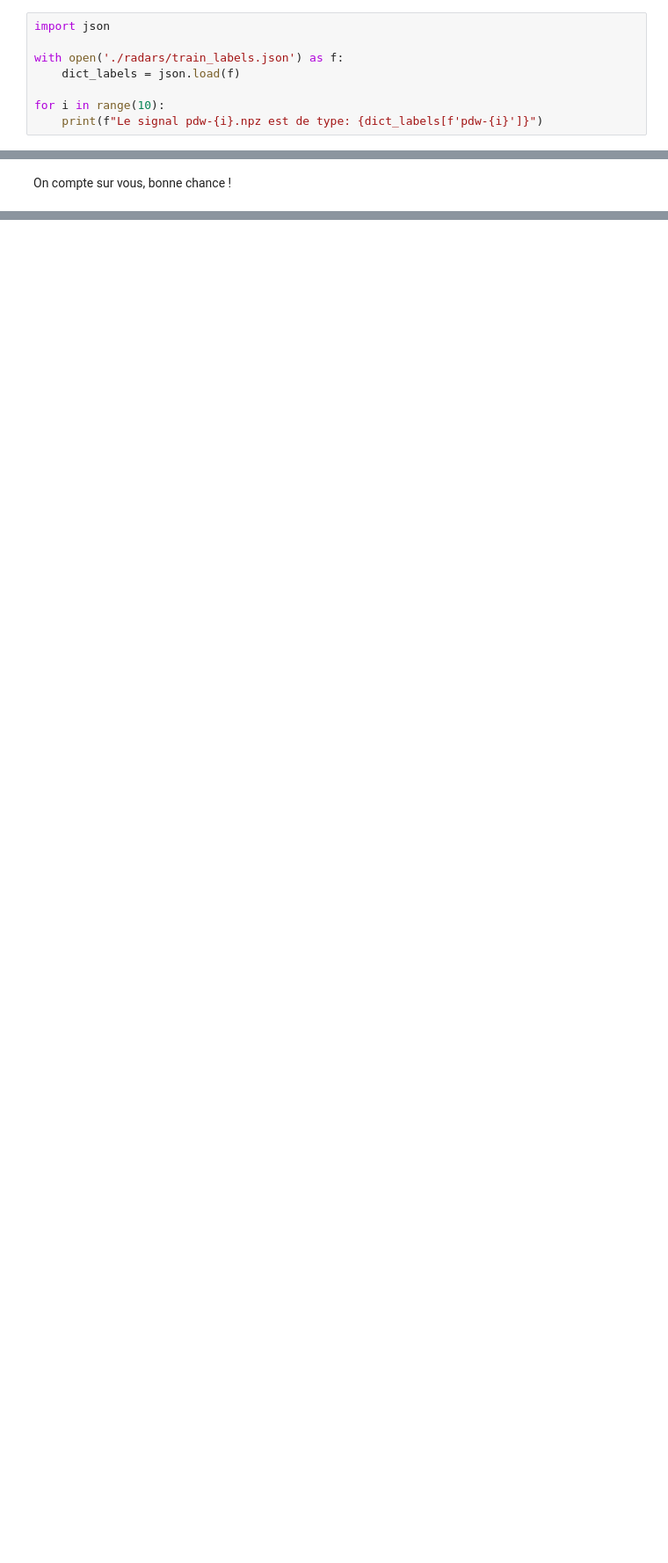
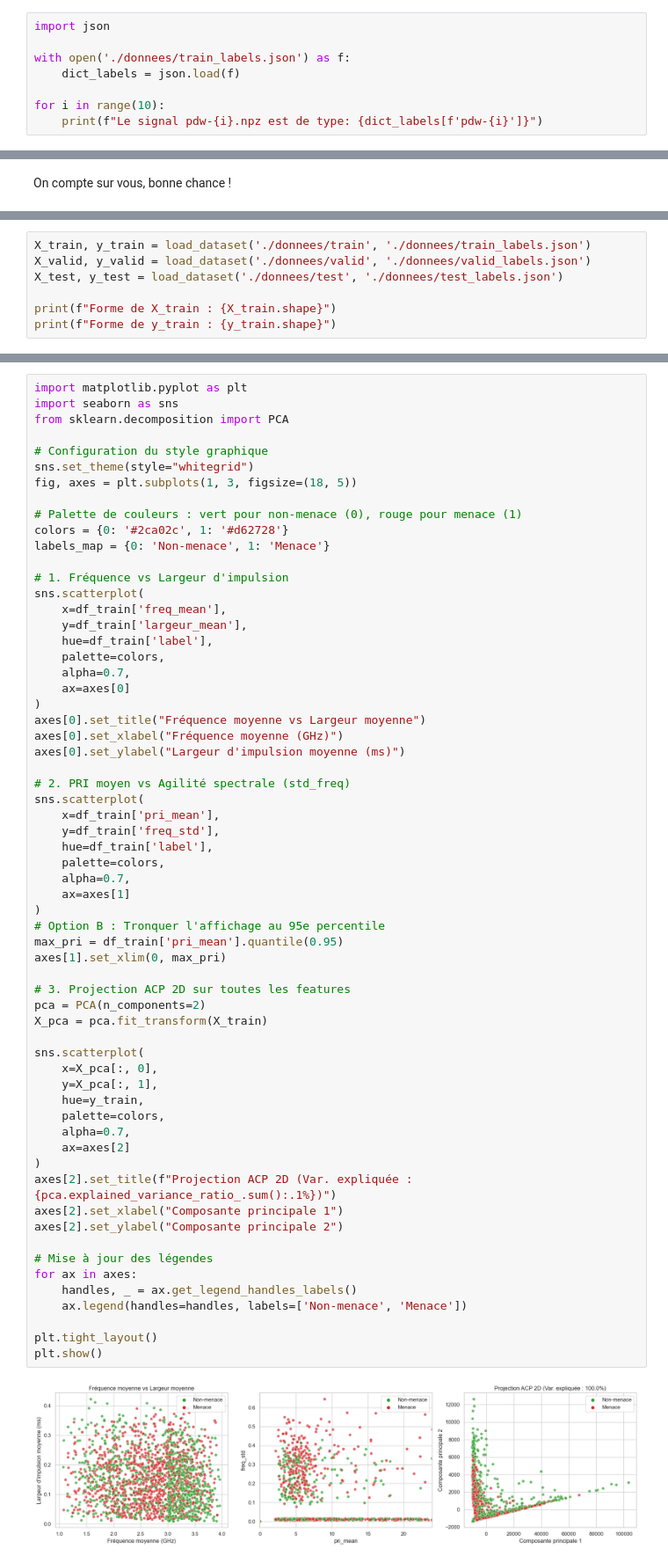
Before and after one commit to Squenger/MVA_Deep_learning_and_signal_processing, a Jupyter notebook: TP2/dls_tp2_Paolo.ipynb, the cells around one changed output, grey strips where cells are left out. Shown at 88% size. Saved outputs shown, nothing was run; the diff lists cells and outputs as text; blank space fills up the shorter version.

```diff
--- a/TP2/dls_tp2_Paolo.ipynb
+++ b/TP2/dls_tp2_Paolo.ipynb
@@ -96,7 +146,7 @@ phi = pdws['phi']
 # %%
 import json
 
-with open('./radars/train_labels.json') as f:
+with open('./donnees/train_labels.json') as f:
     dict_labels = json.load(f)
 
 for i in range(10):
@@ -105,0 +255,7 @@ for i in range(10):
+# %%
+X_train, y_train = load_dataset('./donnees/train', './donnees/train_labels.json')
+X_valid, y_valid = load_dataset('./donnees/valid', './donnees/valid_labels.json')
+X_test, y_test = load_dataset('./donnees/test', './donnees/test_labels.json')
+
+print(f"Forme de X_train : {X_train.shape}")
+print(f"Forme de y_train : {y_train.shape}")
@@ -105,0 +312,64 @@ for i in range(10):
+# %%
+import matplotlib.pyplot as plt
+import seaborn as sns
+from sklearn.decomposition import PCA
+
+# Configuration du style graphique
+sns.set_theme(style="whitegrid")
+fig, axes = plt.subplots(1, 3, figsize=(18, 5))
+
+# Palette de couleurs : vert pour non-menace (0), rouge pour menace (1)
+colors = {0: '#2ca02c', 1: '#d62728'}
+labels_map = {0: 'Non-menace', 1: 'Menace'}
+
+# 1. Fréquence vs Largeur d'impulsion
+sns.scatterplot(
+    x=df_train['freq_mean'],
+    y=df_train['largeur_mean'],
+    hue=df_train['label'],
+    palette=colors,
+    alpha=0.7,
+    ax=axes[0]
+)
+axes[0].set_title("Fréquence moyenne vs Largeur moyenne")
+axes[0].set_xlabel("Fréquence moyenne (GHz)")
+axes[0].set_ylabel("Largeur d'impulsion moyenne (ms)")
+
+# 2. PRI moyen vs Agilité spectrale (std_freq)
+sns.scatterplot(
+    x=df_train['pri_mean'],
+    y=df_train['freq_std'],
+    hue=df_train['label'],
+    palette=colors,
+    alpha=0.7,
+    ax=axes[1]
+)
+# Option B : Tronquer l'affichage au 95e percentile
+max_pri = df_train['pri_mean'].quantile(0.95)
+axes[1].set_xlim(0, max_pri)
+
+# 3. Projection ACP 2D sur toutes les features
+pca = PCA(n_components=2)
+X_pca = pca.fit_transform(X_train)
+
+sns.scatterplot(
+    x=X_pca[:, 0],
+    y=X_pca[:, 1],
+    hue=y_train,
+    palette=colors,
+    alpha=0.7,
+    ax=axes[2]
+)
+axes[2].set_title(f"Projection ACP 2D (Var. expliquée : {pca.explained_variance_ratio_.sum():.1%})")
+axes[2].set_xlabel("Composante principale 1")
+axes[2].set_ylabel("Composante principale 2")
+
+# Mise à jour des légendes
+for ax in axes:
+    handles, _ = ax.get_legend_handles_labels()
+    ax.legend(handles=handles, labels=['Non-menace', 'Menace'])
+
+plt.tight_layout()
+plt.show()
+# %% [output]
+[figure, added]
```
Also changed, not shown: parts of 26 cells of this notebook, 4 other files.
